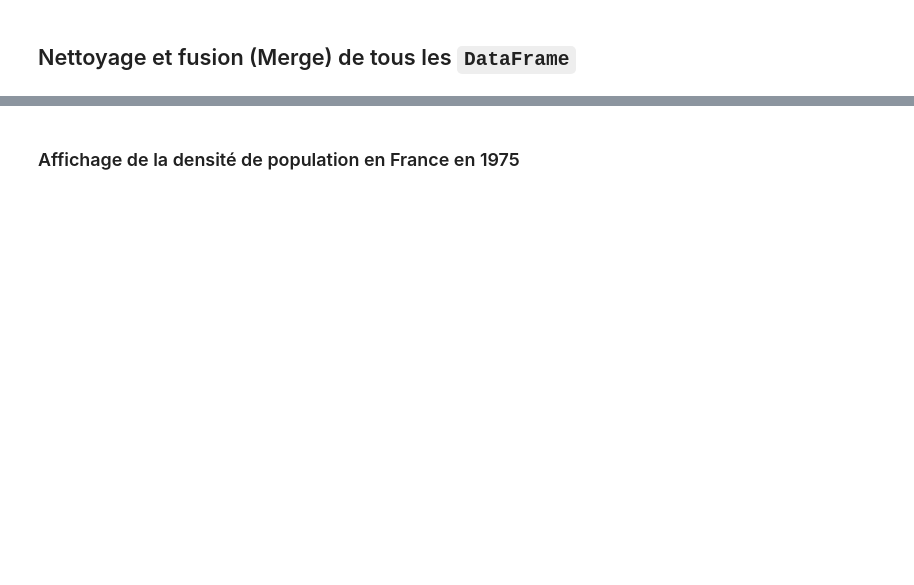
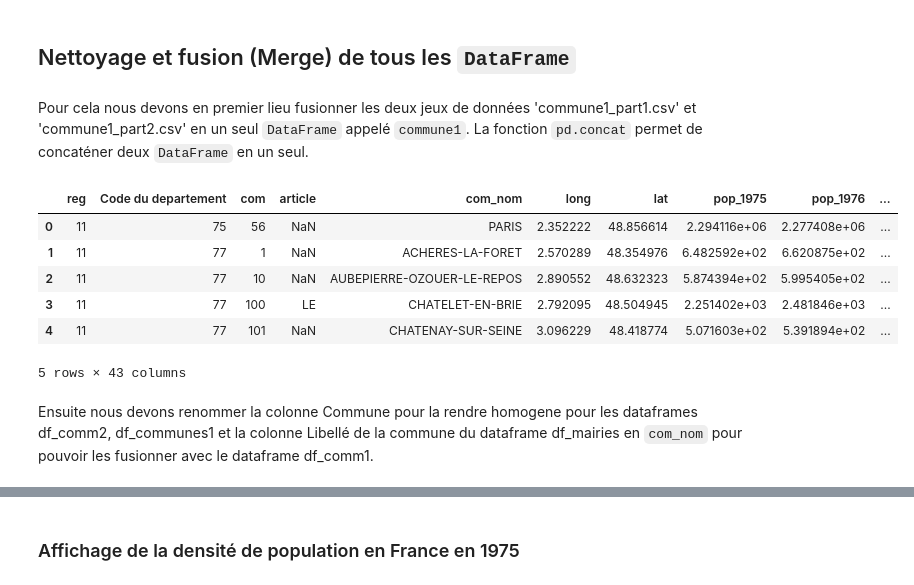
Before and after one commit to akai-code/tp_de, a Jupyter notebook: TP3-2023_base.ipynb, the cells around one changed output, grey strips where cells are left out. Saved outputs shown, nothing was run; the diff lists cells and outputs as text; code cells hidden in the pictures; blank space fills up the shorter version.

```diff
--- a/TP3-2023_base.ipynb
+++ b/TP3-2023_base.ipynb
@@ -64,2 +133,19 @@ df_comm1_2.head()
 # %% [markdown]
 ## Nettoyage et fusion (Merge) de tous les `DataFrame`
+# %% [markdown]
+Pour cela nous devons en premier lieu fusionner les deux jeux de données 'commune1_part1.csv' et 'commune1_part2.csv' en un seul `DataFrame` appelé `commune1`.
+La fonction `pd.concat` permet de concaténer deux `DataFrame` en un seul.
+# %%
+# fusionner les deux dataframes a partier de la derniere ligne
+df_communes1 = pd.concat([df_comm1_1, df_comm1_2], axis=0)
+df_communes1.head()
+# %% [output]
+|  | reg | Code du departement | com | article | com_nom | long | lat | pop_1975 | pop_1976 | ... |
+| 0 | 11 | 75 | 56 | NaN | PARIS | 2.352222 | 48.856614 | 2.294116e+06 | 2.277408e+06 | ... |
+| 1 | 11 | 77 | 1 | NaN | ACHERES-LA-FORET | 2.570289 | 48.354976 | 6.482592e+02 | 6.620875e+02 | ... |
+| 2 | 11 | 77 | 10 | NaN | AUBEPIERRE-OZOUER-LE-REPOS | 2.890552 | 48.632323 | 5.874394e+02 | 5.995405e+02 | ... |
+| 3 | 11 | 77 | 100 | LE | CHATELET-EN-BRIE | 2.792095 | 48.504945 | 2.251402e+03 | 2.481846e+03 | ... |
+| 4 | 11 | 77 | 101 | NaN | CHATENAY-SUR-SEINE | 3.096229 | 48.418774 | 5.071603e+02 | 5.391894e+02 | ... |
+5 rows × 43 columns
+# %% [markdown]
+Ensuite nous devons renommer la colonne Commune pour la rendre homogene pour les dataframes df_comm2, df_communes1 et la colonne Libellé de la commune du dataframe df_mairies en `com_nom` pour pouvoir les fusionner avec le dataframe df_comm1.
```
Also changed, not shown: parts of 14 cells of this notebook.
